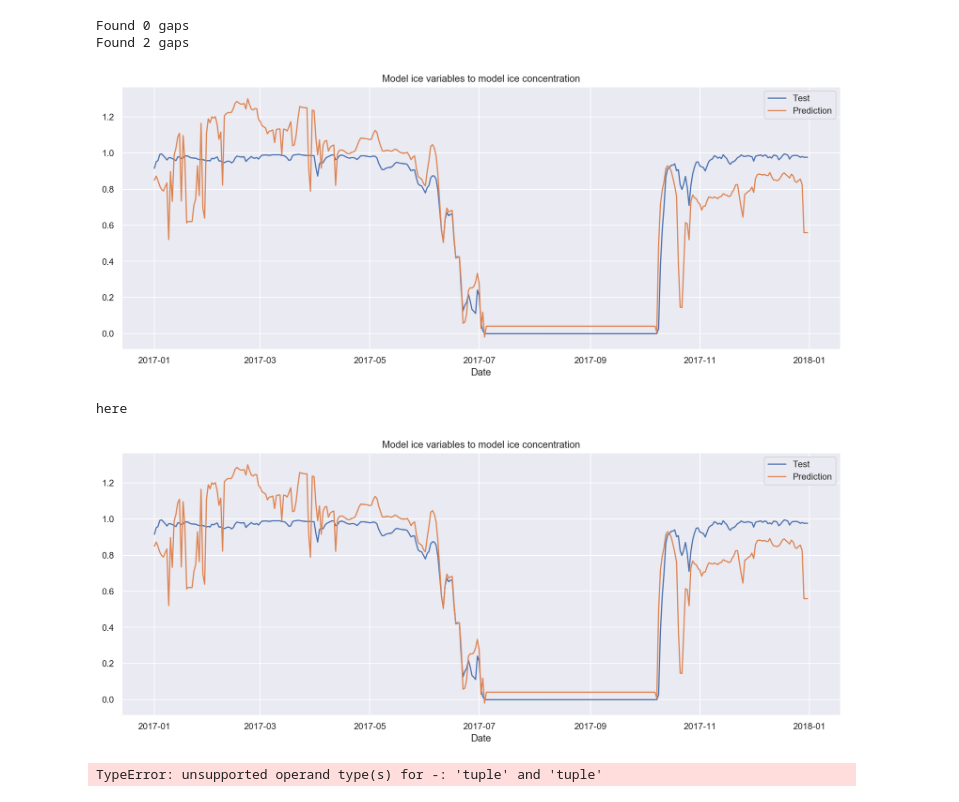
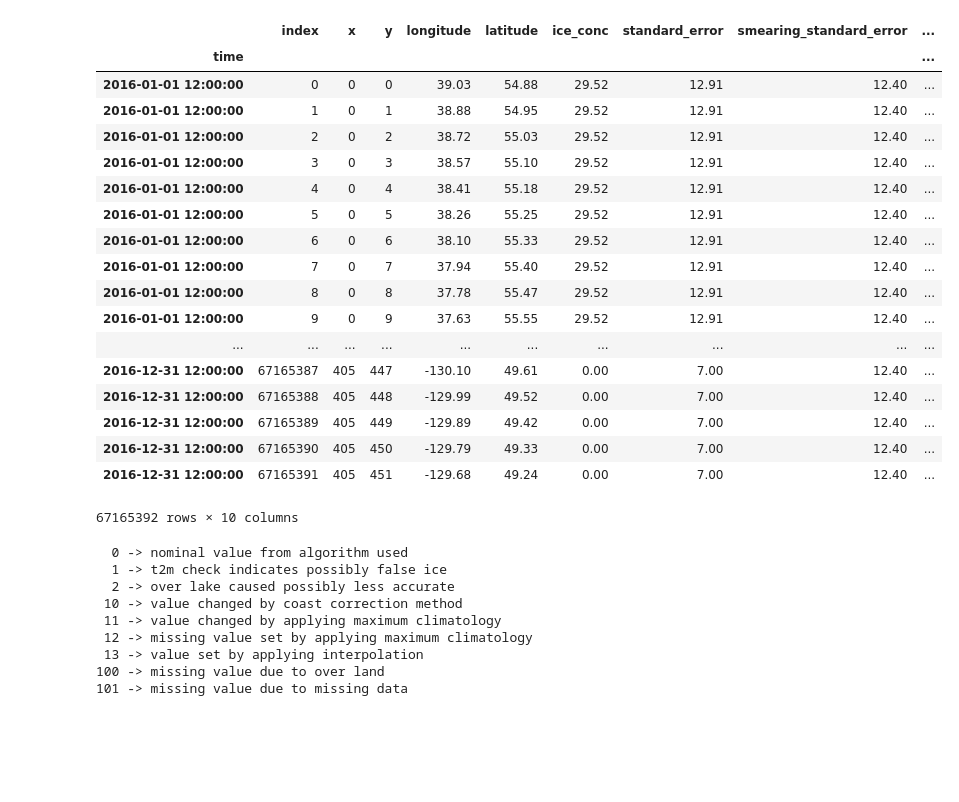
Before and after one commit to idrigo/arctic_ddmodeling, a Jupyter notebook: preprocess.ipynb, the cells around one changed output. Drawn from its saved outputs; the diff is of its cells as text; code cells hidden in the pictures; blank space fills up the shorter version.

```diff
--- a/preprocess.ipynb
+++ b/preprocess.ipynb
@@ -17,32 +13,43 @@ import netCDF4 as nc
-# %%
-# loading data
-process = Preprocessing()
-ds_train = process.load_csv(filepath = 'data/model/data_daily-16.csv', continuous_check=True)
-ds_test = process.load_csv(filepath = 'data/model/data_daily-17.csv', continuous_check=True)
-
-target_var = 'iceconc'
-ice_var_list = ['ice_volume', 'iceconc', 'icethic_cea', 'siconcat','sithicat', 'snowthic_cea']
-model_var_list = ['sossheig','votemper','vosaline']
-# %% [output]
-Found 0 gaps
-Found 2 gaps
-# %%
-# initialize the regression instance
-fitter_model = Fitter(train=ds_train, test = ds_test)
-
-# fit on ice variables
-fitter_model.define_target(target_var, ice_var_list)
-fitter_model.linear_regression_prediction(normalize=False)
-fitter_model.lineplot('Model ice variables to model ice concentration')
-# %% [output]
-[figure, removed]
-# %%
-fitter_model.linear_regression_prediction(normalize=True)
-fitter_model.lineplot('Model ice variables to model ice concentration')
-# %% [output]
-here
-[figure, removed]
-# %%
-(1,1)-(0,0)
-# %% [output]
-TypeError: unsupported operand type(s) for -: 'tuple' and 'tuple'
+# %%
+lat, lon = 80,90
+
+X_train = xr.open_dataset('data/sattelite/conc_y2016.nc').to_dataframe()
+X_test = xr.open_dataset('data/sattelite/conc_y2017.nc').to_dataframe()
+
+y_train = xr.open_dataset('data/sattelite/ice_thick_y2016.nc').to_dataframe()
+y_test = xr.open_dataset('data/sattelite/ice_thick_y2017.nc').to_dataframe()
+# %%
+X_train.reset_index(inplace=True)
+X_train.set_index('time')
+# %% [output]
+|  | index | x | y | longitude | latitude | ice_conc | standard_error | smearing_standard_error | ... |
+| time |  |  |  |  |  |  |  |  | ... |
+| 2016-01-01 12:00:00 | 0 | 0 | 0 | 39.03 | 54.88 | 29.52 | 12.91 | 12.40 | ... |
+| 2016-01-01 12:00:00 | 1 | 0 | 1 | 38.88 | 54.95 | 29.52 | 12.91 | 12.40 | ... |
+| 2016-01-01 12:00:00 | 2 | 0 | 2 | 38.72 | 55.03 | 29.52 | 12.91 | 12.40 | ... |
+| 2016-01-01 12:00:00 | 3 | 0 | 3 | 38.57 | 55.10 | 29.52 | 12.91 | 12.40 | ... |
+| 2016-01-01 12:00:00 | 4 | 0 | 4 | 38.41 | 55.18 | 29.52 | 12.91 | 12.40 | ... |
+| 2016-01-01 12:00:00 | 5 | 0 | 5 | 38.26 | 55.25 | 29.52 | 12.91 | 12.40 | ... |
+| 2016-01-01 12:00:00 | 6 | 0 | 6 | 38.10 | 55.33 | 29.52 | 12.91 | 12.40 | ... |
+| 2016-01-01 12:00:00 | 7 | 0 | 7 | 37.94 | 55.40 | 29.52 | 12.91 | 12.40 | ... |
+| 2016-01-01 12:00:00 | 8 | 0 | 8 | 37.78 | 55.47 | 29.52 | 12.91 | 12.40 | ... |
+| 2016-01-01 12:00:00 | 9 | 0 | 9 | 37.63 | 55.55 | 29.52 | 12.91 | 12.40 | ... |
+| ... | ... | ... | ... | ... | ... | ... | ... | ... | ... |
+| 2016-12-31 12:00:00 | 67165387 | 405 | 447 | -130.10 | 49.61 | 0.00 | 7.00 | 12.40 | ... |
+| 2016-12-31 12:00:00 | 67165388 | 405 | 448 | -129.99 | 49.52 | 0.00 | 7.00 | 12.40 | ... |
+| 2016-12-31 12:00:00 | 67165389 | 405 | 449 | -129.89 | 49.42 | 0.00 | 7.00 | 12.40 | ... |
+| 2016-12-31 12:00:00 | 67165390 | 405 | 450 | -129.79 | 49.33 | 0.00 | 7.00 | 12.40 | ... |
+| 2016-12-31 12:00:00 | 67165391 | 405 | 451 | -129.68 | 49.24 | 0.00 | 7.00 | 12.40 | ... |
+67165392 rows × 10 columns
+# %%
+print(xr.open_dataset('data/sattelite/conc_y2016.nc')['status_flag'].attrs['flag_descriptions'])
+# %% [output]
+  0 -> nominal value from algorithm used
+  1 -> t2m check indicates possibly false ice
+  2 -> over lake caused possibly less accurate
+ 10 -> value changed by coast correction method
+ 11 -> value changed by applying maximum climatology
+ 12 -> missing value set by applying maximum climatology
+ 13 -> value set by applying interpolation
+100 -> missing value due to over land
+101 -> missing value due to missing data
```
Also changed, not shown: parts of 6 cells of this notebook, 2 other files.
